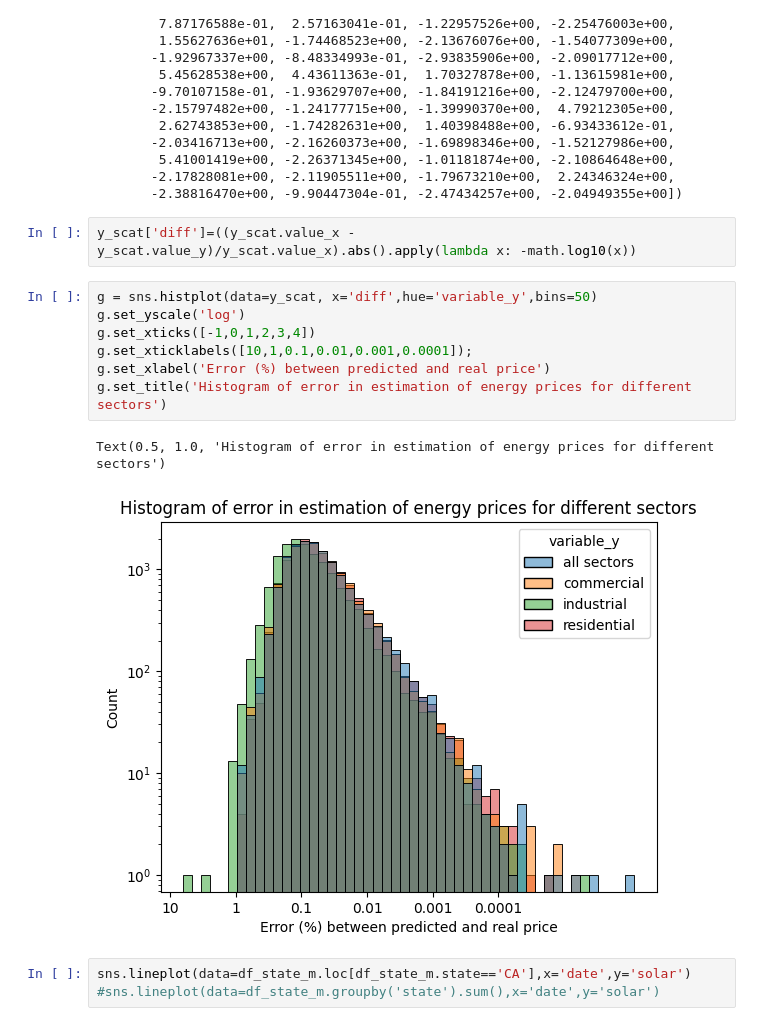
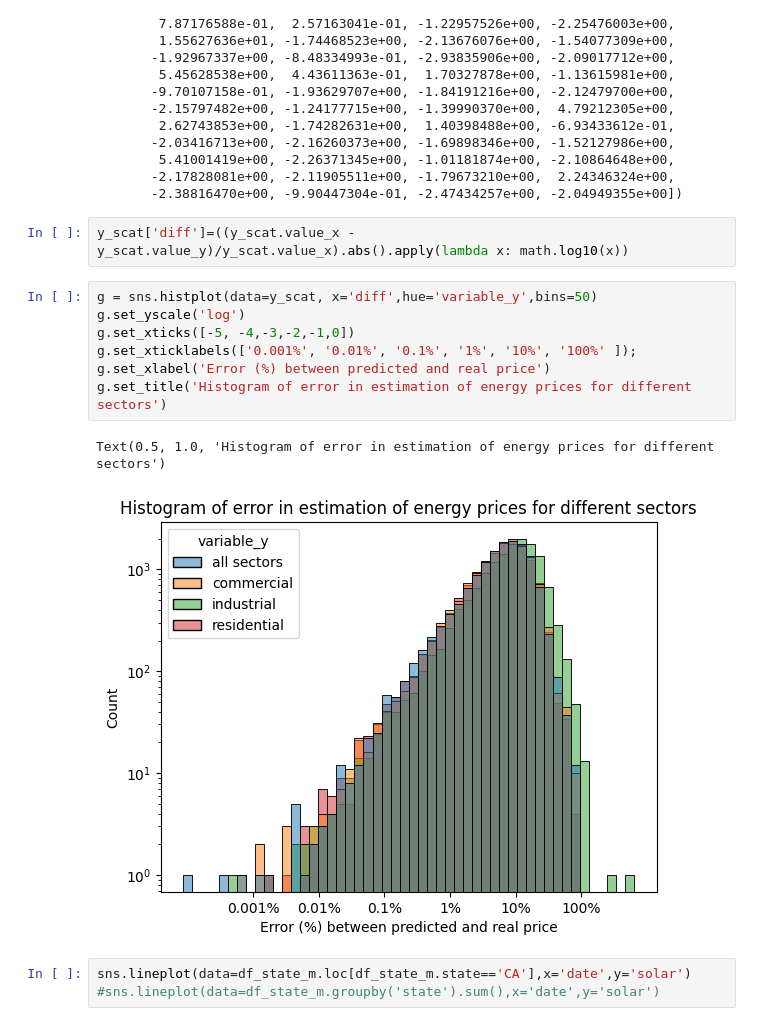
Before and after one commit to AayushSo/udacity-capstone, a Jupyter notebook: data/ML Analysis.ipynb, the cells around one changed output. Saved outputs shown, nothing was run; the diff lists cells and outputs as text.

```diff
--- a/data/ML Analysis.ipynb
+++ b/data/ML Analysis.ipynb
@@ -309,17 +309,17 @@ array([ 7.35683429e-08, -1.06833927e-05, -5.33822725e-08,  8.10049227e-09,
        -2.17828081e+00, -2.11905511e+00, -1.79673210e+00,  2.24346324e+00,
        -2.38816470e+00, -9.90447304e-01, -2.47434257e+00, -2.04949355e+00])
 # %%
-y_scat['diff']=((y_scat.value_x - y_scat.value_y)/y_scat.value_x).abs().apply(lambda x: -math.log10(x))
+y_scat['diff']=((y_scat.value_x - y_scat.value_y)/y_scat.value_x).abs().apply(lambda x: math.log10(x))
 # %%
 g = sns.histplot(data=y_scat, x='diff',hue='variable_y',bins=50)
 g.set_yscale('log')
-g.set_xticks([-1,0,1,2,3,4])
-g.set_xticklabels([10,1,0.1,0.01,0.001,0.0001]);
+g.set_xticks([-5, -4,-3,-2,-1,0])
+g.set_xticklabels(['0.001%', '0.01%', '0.1%', '1%', '10%', '100%' ]);
 g.set_xlabel('Error (%) between predicted and real price')
 g.set_title('Histogram of error in estimation of energy prices for different sectors')
 # %% [output]
 Text(0.5, 1.0, 'Histogram of error in estimation of energy prices for different sectors')
-[figure, old version]
+[figure, new version]
 # %%
 sns.lineplot(data=df_state_m.loc[df_state_m.state=='CA'],x='date',y='solar')
 #sns.lineplot(data=df_state_m.groupby('state').sum(),x='date',y='solar')
```
Also changed, not shown: 4 other files.
